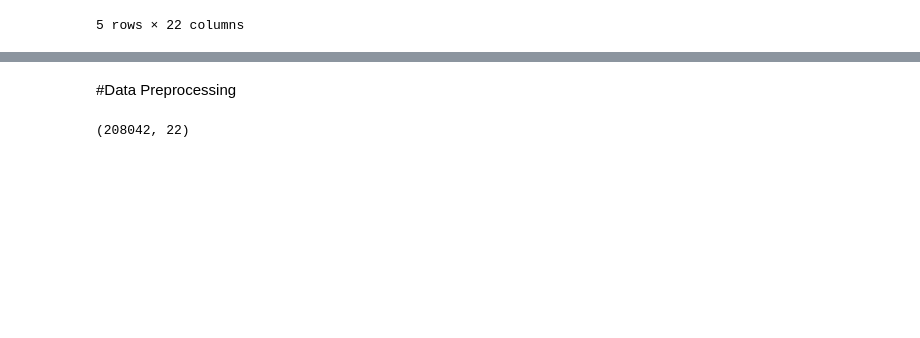
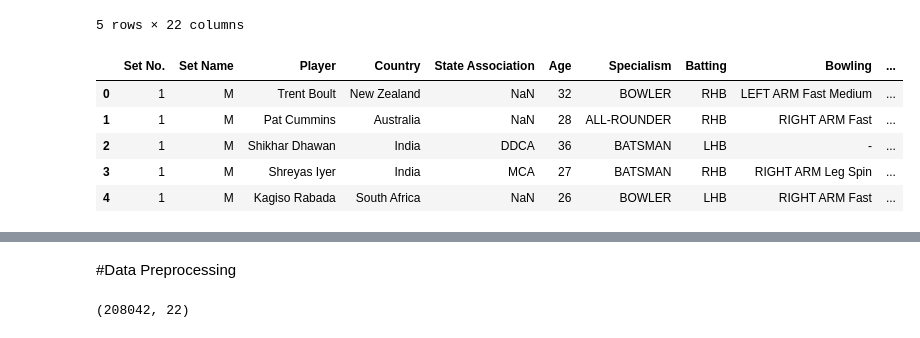
Before and after one commit to AniruddhA-Omni/Devspace2022_ps1, a Jupyter notebook: ps1_devspace.ipynb, the cells around one changed output, grey strips where cells are left out. Drawn from its saved outputs; the diff is of its cells as text; code cells hidden in the pictures; blank space fills up the shorter version.

```diff
--- a/ps1_devspace.ipynb
+++ b/ps1_devspace.ipynb
@@ -10,6 +10,7 @@ import warnings
 warnings.filterwarnings('ignore')
 # %%
 df = pd.read_csv('/content/drive/MyDrive/all_matches.csv')
+ipl22 = pd.read_csv('/content/drive/MyDrive/IPL_Auction_2022_FullList.csv')
 # %%
 df.head()
 # %% [output]
@@ -20,3 +21,12 @@ df.head()
 | 3 | 335982 | 2007/08 | 2008-04-18 | M Chinnaswamy Stadium | 1 | 0.4 | Kolkata Knight Riders | Royal Challengers Bangalore | BB McCullum | ... |
 | 4 | 335982 | 2007/08 | 2008-04-18 | M Chinnaswamy Stadium | 1 | 0.5 | Kolkata Knight Riders | Royal Challengers Bangalore | BB McCullum | ... |
 5 rows × 22 columns
+# %%
+ipl22.head()
+# %% [output]
+|  | Set No. | Set Name | Player | Country | State Association | Age | Specialism | Batting | Bowling | ... |
+| 0 | 1 | M | Trent Boult | New Zealand | NaN | 32 | BOWLER | RHB | LEFT ARM Fast Medium | ... |
+| 1 | 1 | M | Pat Cummins | Australia | NaN | 28 | ALL-ROUNDER | RHB | RIGHT ARM Fast | ... |
+| 2 | 1 | M | Shikhar Dhawan | India | DDCA | 36 | BATSMAN | LHB | - | ... |
+| 3 | 1 | M | Shreyas Iyer | India | MCA | 27 | BATSMAN | RHB | RIGHT ARM Leg Spin | ... |
+| 4 | 1 | M | Kagiso Rabada | South Africa | NaN | 26 | BOWLER | LHB | RIGHT ARM Fast | ... |
```
Also changed, not shown: parts of 23 cells of this notebook.
